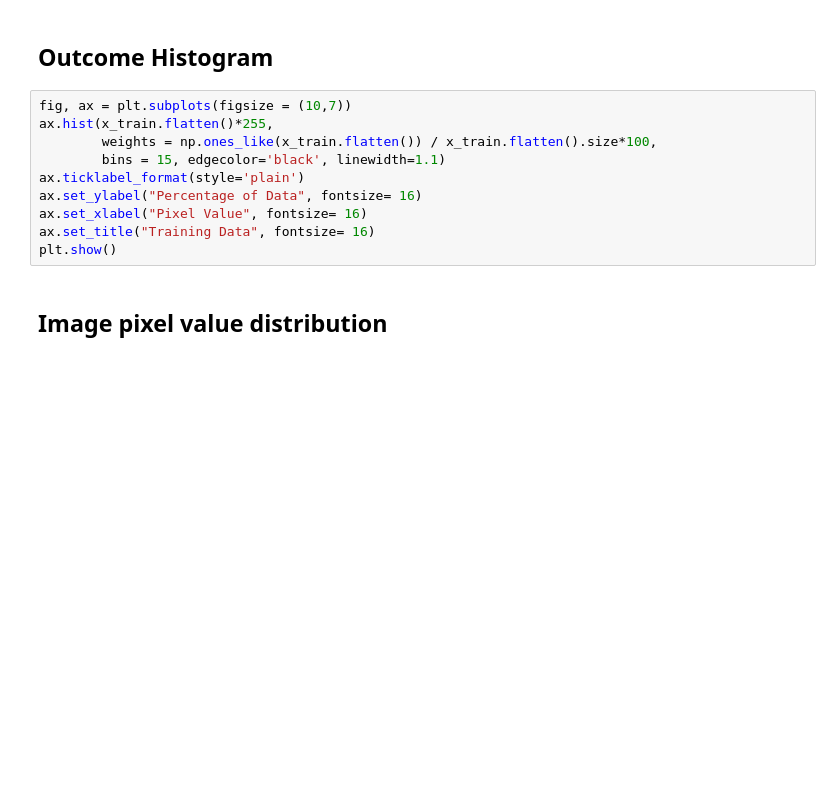
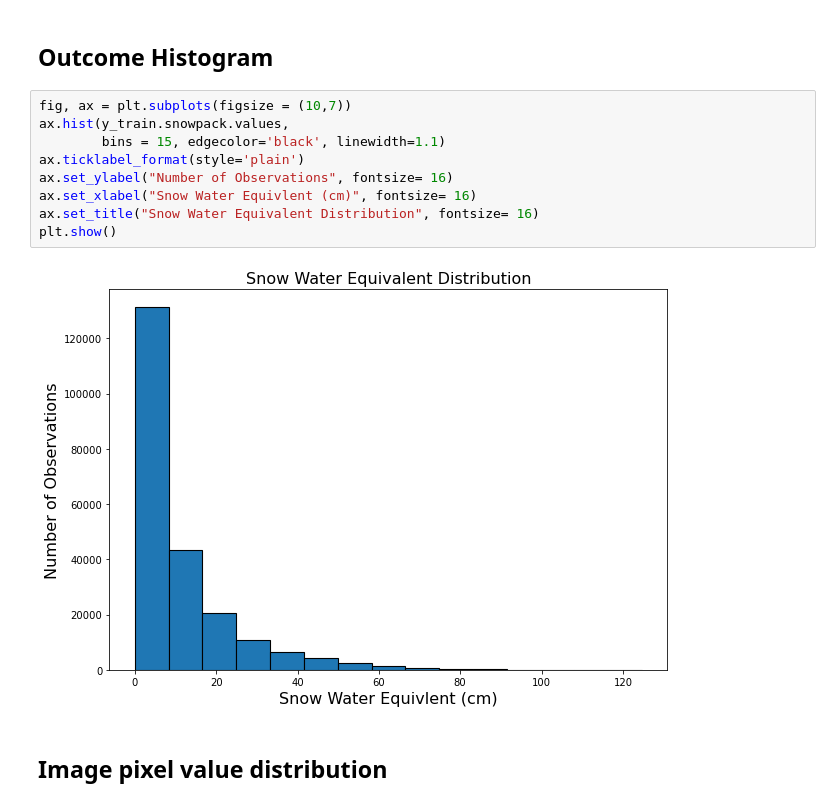
Before and after one commit to M-Harrington/SnowComp, a Jupyter notebook: chapter3/SummaryGraphs.ipynb, the cells around one changed output. Saved outputs shown, nothing was run; the diff lists cells and outputs as text; blank space fills up the shorter version.

```diff
--- a/chapter3/SummaryGraphs.ipynb
+++ b/chapter3/SummaryGraphs.ipynb
@@ -42,14 +42,15 @@ x_test = np.load(data_path + "test_datast.npy")
 ## Outcome Histogram
 # %%
 fig, ax = plt.subplots(figsize = (10,7))
-ax.hist(x_train.flatten()*255,
-        weights = np.ones_like(x_train.flatten()) / x_train.flatten().size*100,
+ax.hist(y_train.snowpack.values,
         bins = 15, edgecolor='black', linewidth=1.1)
 ax.ticklabel_format(style='plain')
-ax.set_ylabel("Percentage of Data", fontsize= 16)
-ax.set_xlabel("Pixel Value", fontsize= 16)
-ax.set_title("Training Data", fontsize= 16)
+ax.set_ylabel("Number of Observations", fontsize= 16)
+ax.set_xlabel("Snow Water Equivlent (cm)", fontsize= 16)
+ax.set_title("Snow Water Equivalent Distribution", fontsize= 16)
 plt.show()
+# %% [output]
+[figure, added]
 # %% [markdown]
 ## Image pixel value distribution
 # %%
```
Also changed, not shown: parts of 14 cells of this notebook.
